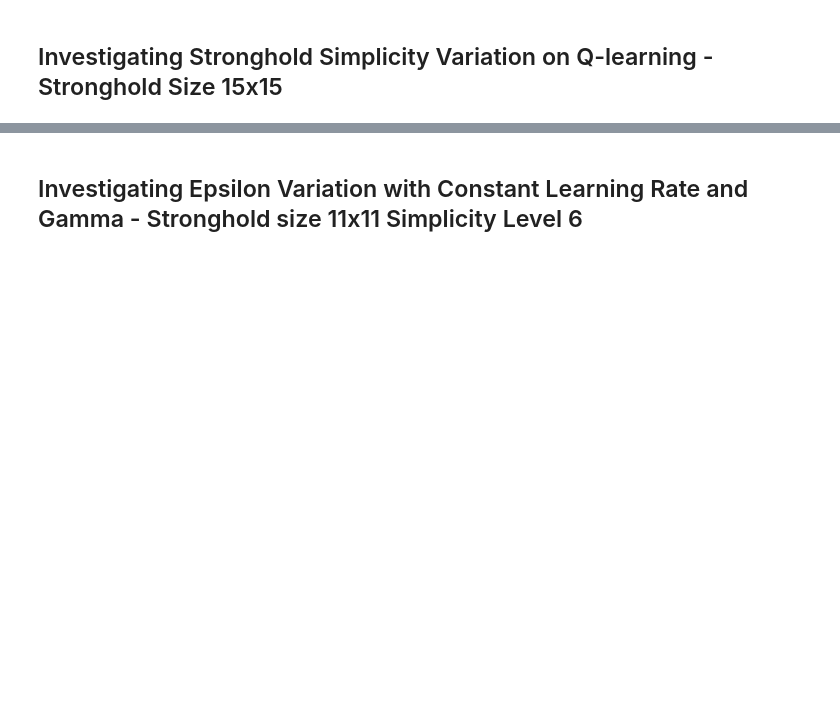
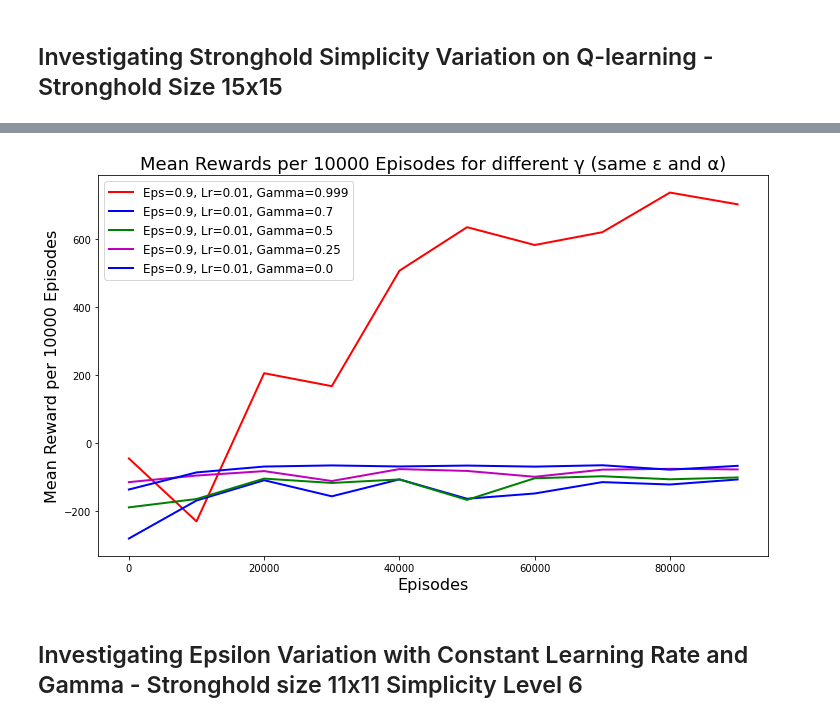
Before and after one commit to Assassinsarms/Stronghold-MDP-Q-learning-in-Stronghold-Environment-DDPG-in-Lunar-Lander, a Jupyter notebook: Aaron_Mir_INM707_Task2.ipynb, the cells around one changed output, grey strips where cells are left out. Cells and saved outputs as stored; diff of their text form; code cells hidden in the pictures; blank space fills up the shorter version.

```diff
--- a/Aaron_Mir_INM707_Task2.ipynb
+++ b/Aaron_Mir_INM707_Task2.ipynb
@@ -658,0 +627,24 @@ plt.show()
+# %%
+env_size = 11
+simplicity = 6 # <- increase this to make environment easier by decreasing enemies and traps
+stronghold = Stronghold(env_size, simplicity)
+stronghold.reset()
+## Q-learning parameters
+epsilon = 0.9
+lr = 0.01
+discount = 0.0            # discount factor changed, rest stay the same
+episodes = 10000
+learning_len = 1000
+view = False
+mode = 'Train'
+plot = True
+agent = Agent(stronghold, epsilon, lr, episodes, learning_len=learning_len, discount_factor=discount, mode=mode, view=view)
+start = time.time()
+avg_eval_rewards, q_table = agent.Qlearn()
+print('Time taken for Q-learning is, ', time.time() - start)
+#trained_model = agent.save_model('q-learn')
+if plot:
+    agent.plot_evaluation(avg_eval_rewards, learning_len, epsilon, lr, discount)
+    agent.plot_policy(q_table)
+    #agent.print_q_table(q_table)
+avg_eval_rewards_e09lr01d000e10kl1k = avg_eval_rewards
@@ -658,0 +665,15 @@ plt.show()
+# %%
+plt.figure(figsize=(12, 7))
+plt.plot(np.arange(0, 100000, 10000) , avg_eval_rewards_e09lr01d999e10kl1k, 'r', linewidth=2.0, label='Eps={}, Lr={}, Gamma={}'.format(0.9, 0.01, 0.999))
+plt.plot(np.arange(0, 100000, 10000) , avg_eval_rewards_e09lr01d700e10kl1k, 'b', linewidth=2.0, label='Eps={}, Lr={}, Gamma={}'.format(0.9, 0.01, 0.7))
+plt.plot(np.arange(0, 100000, 10000) , avg_eval_rewards_e09lr01d500e10kl1k, 'g', linewidth=2.0, label='Eps={}, Lr={}, Gamma={}'.format(0.9, 0.01, 0.5))
+plt.plot(np.arange(0, 100000, 10000) , avg_eval_rewards_e09lr01d250e10kl1k, 'm', linewidth=2.0, label='Eps={}, Lr={}, Gamma={}'.format(0.9, 0.01, 0.25))
+plt.plot(np.arange(0, 100000, 10000) , avg_eval_rewards_e09lr01d000e10kl1k, 'b', linewidth=2.0, label='Eps={}, Lr={}, Gamma={}'.format(0.9, 0.01, 0.0))
+plt.title('Mean Rewards per 10000 Episodes for different γ (same ε and α)', fontsize=18)
+plt.xlabel('Episodes', fontsize=16)
+plt.ylabel('Mean Reward per 10000 Episodes', fontsize=16)
+plt.legend(fontsize=12, loc='best')
+# plt.savefig('results/gamma_diff/Different_gamma_values')
+plt.show()
+# %% [output]
+[figure, added]
```
Also changed, not shown: parts of 84 cells of this notebook, 13 other files.
